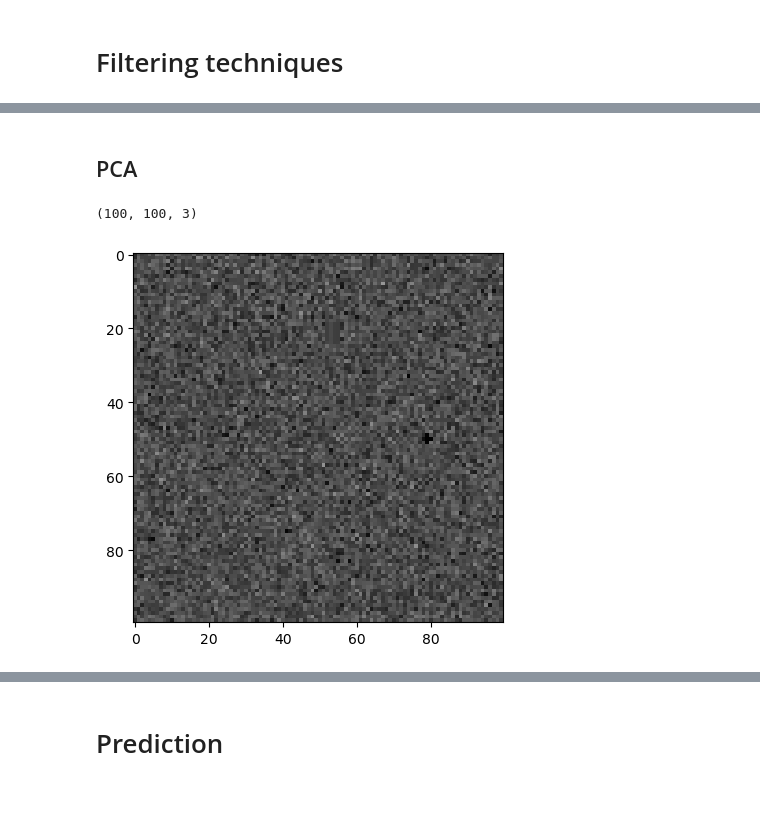
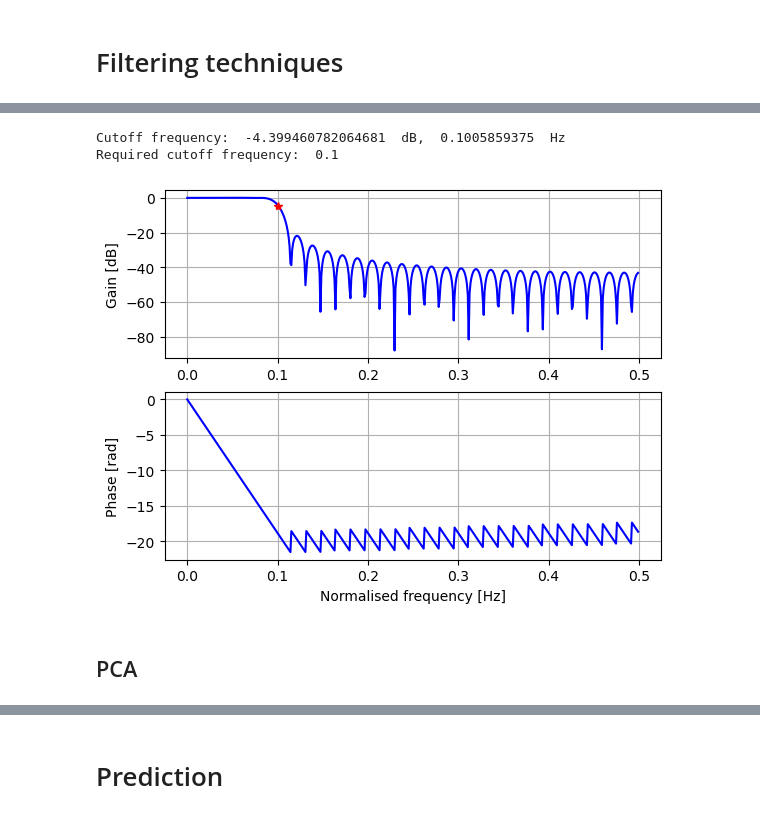
Before and after one commit to Ettiene11/https---github.com-Ettiene11-EERI414_Exam, a Jupyter notebook: EERI414Eks2024a.ipynb, the cells around one changed output, grey strips where cells are left out. Drawn from its saved outputs; the diff is of its cells as text; code cells hidden in the pictures.

```diff
--- a/EERI414Eks2024a.ipynb
+++ b/EERI414Eks2024a.ipynb
@@ -1000,0 +1136,12 @@ plt.grid()
+# %%
+N = 61
+M = int((N-1)/2)
+fc = 0.1
+fsample = 1
+wc = 2*np.pi * (fc/fsample)
+
+f_array = np.linspace(0,2*M/N,M+1)
+print('Sampled frequencies (multiples of pi) [rad]')
+print('-------------------------------------------')
+print(f_array)
+print('Cut-off frequency (multiple of pi) [rad]: ',fc/fsample,'pi')
@@ -1001,15 +1203,39 @@ plt.grid()
+# %%
+from scipy import signal
+from matplotlib import pyplot as plt
+
+numerator = h
+denominator = 1
+w,h2 = signal.freqz(numerator,denominator)
+gain = abs(h2)
+gaindB = 20*np.log10(abs(h2))
+phase = np.unwrap(np.angle(h2))
+
+zeros = np.roots(numerator)       # determine "positions" of zeros on Bode plot
+hoeke = np.angle(zeros)
+
+index = np.where(w >= wc)			# verify edge frequencies
+pIndex = index[0][0]
+print('Cutoff frequency: ',gaindB[pIndex],' dB, ',w[pIndex]*fsample/(2*np.pi),' Hz')
+print('Required cutoff frequency: ',wc*fsample/(2*np.pi))
+
+plt.figure(2)						# plot frequency response
+plt.subplot(2,1,1)
+plt.plot(w*fsample/(2*np.pi),gaindB,'b')
+plt.plot(w[pIndex]*fsample/(2*np.pi),gaindB[pIndex],'r*')
+# for loop in range(0,len(zeros)):    # plot each zero (remember some are negative)
+#     plt.plot([abs(hoeke[loop]),abs(hoeke[loop])],[-60,0],'r:')
+plt.ylabel('Gain [dB]')
+plt.grid('true')
+plt.subplot(2,1,2)
+plt.plot(w*fsample/(2*np.pi),phase,'b')
+plt.grid('true')
+plt.ylabel('Phase [rad]')
+plt.xlabel('Normalised frequency [Hz]')
+plt.show()
+# %% [output]
+Cutoff frequency:  -4.399460782064681  dB,  0.1005859375  Hz
+Required cutoff frequency:  0.1
+[figure, added]
 # %% [markdown]
 ## PCA
-# %%
-from matplotlib.image import imread
-from matplotlib import pyplot as plt
-import numpy as np
-
-beeld = imread('./frames/frame_0000.png')
-#plt.figure(figsize=[5,5])
-plt.figure()
-plt.imshow(beeld)
-print(beeld.shape)
-# %% [output]
-(100, 100, 3)
-[figure, removed]
```
Also changed, not shown: parts of 44 cells of this notebook, 1 other file.
